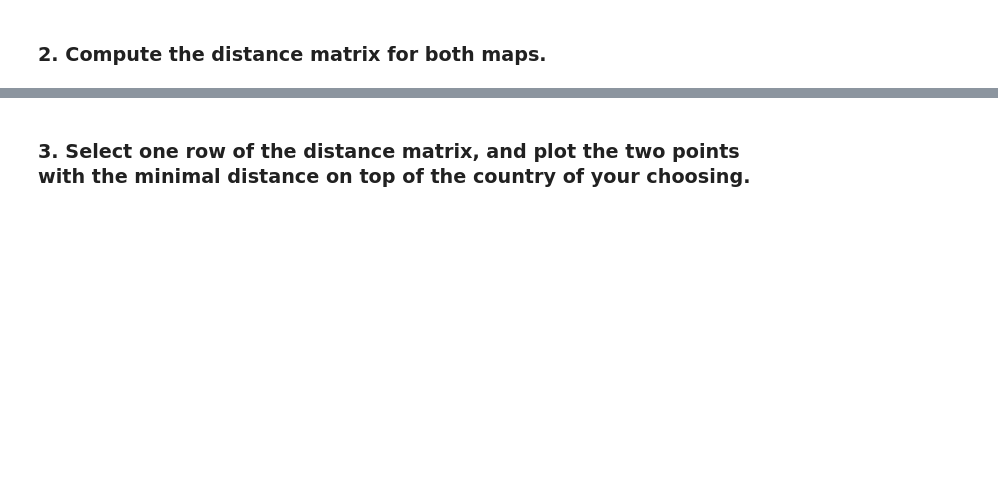
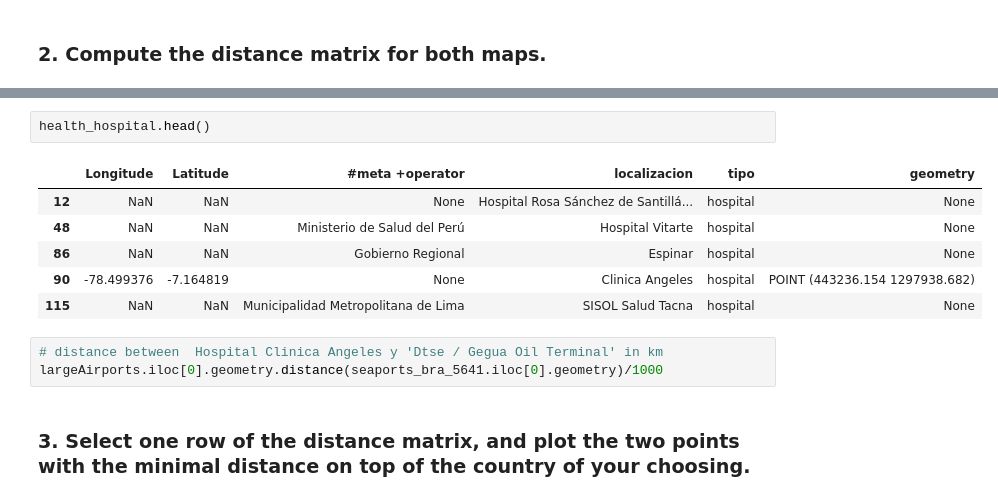
Before and after one commit to IntroSpatialDataScience/MiningGDF_Project1, a Jupyter notebook: Ev-p1.ipynb, the cells around one changed output, grey strips where cells are left out. Saved outputs shown, nothing was run; the diff lists cells and outputs as text; blank space fills up the shorter version.

```diff
--- a/Ev-p1.ipynb
+++ b/Ev-p1.ipynb
@@ -108,2 +118,14 @@ plt.show()
+# %%
+health_hospital.head()
+# %% [output]
+|  | Longitude | Latitude | #meta +operator | localizacion | tipo | geometry |
+| 12 | NaN | NaN | None | Hospital Rosa Sánchez de Santillá... | hospital | None |
+| 48 | NaN | NaN | Ministerio de Salud del Perú | Hospital Vitarte | hospital | None |
+| 86 | NaN | NaN | Gobierno Regional | Espinar | hospital | None |
+| 90 | -78.499376 | -7.164819 | None | Clinica Angeles | hospital | POINT (443236.154 1297938.682) |
+| 115 | NaN | NaN | Municipalidad Metropolitana de Lima | SISOL Salud Tacna | hospital | None |
+# %%
+# distance between  Hospital Clinica Angeles y 'Dtse / Gegua Oil Terminal' in km
+largeAirports.iloc[0].geometry.distance(seaports_bra_5641.iloc[0].geometry)/1000
 # %% [markdown]
 ### 3. Select one row of the distance matrix, and plot the two points with the minimal distance on top of the country of your choosing.
```
Also changed, not shown: parts of 3 cells of this notebook.
